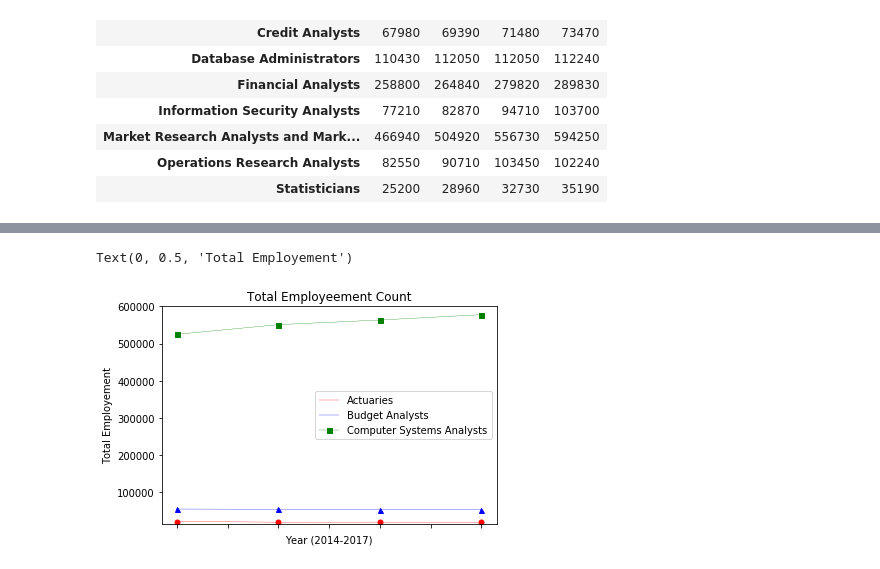
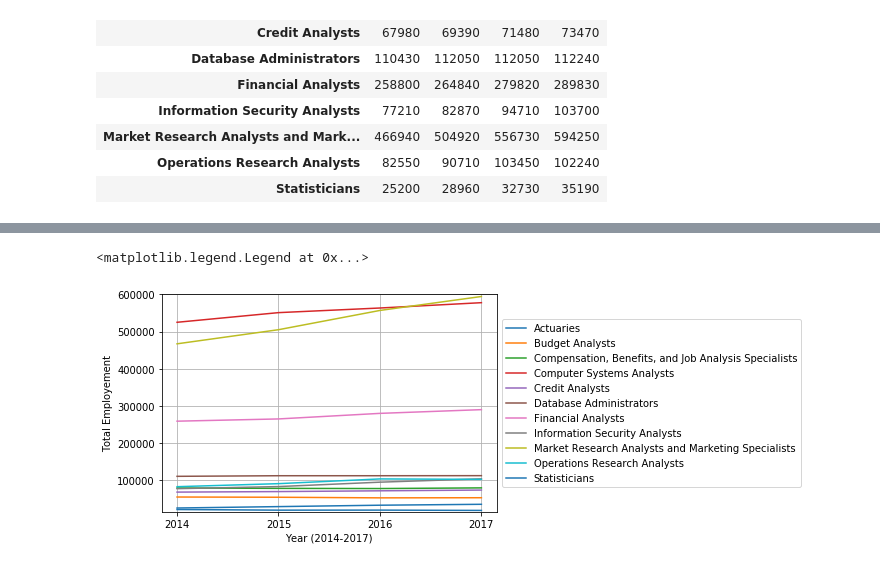
Before and after one commit to phillkev/Project--1, a Jupyter notebook: bls_employeement.ipynb, the cells around one changed output, grey strips where cells are left out. Cells and saved outputs as stored; diff of their text form; code cells hidden in the pictures.

Commit message:
Drew 3 plots. Still need detail improvement

```diff
--- a/bls_employeement.ipynb
+++ b/bls_employeement.ipynb
@@ -48,9 +52,9 @@ bls_cleaned_2017_df['TOT_EMP'] = pd.to_numeric(bls_cleaned_2017_df['TOT_EMP']).f
 # %%
 # Create new datafromes to contain total emploee number for each occ_title
-emp_2014_df = bls_cleaned_2014_df.groupby(['OCC_TITLE']).agg({'TOT_EMP':'sum'})
-emp_2015_df = bls_cleaned_2015_df.groupby(['OCC_TITLE']).agg({'TOT_EMP':'sum'})
-emp_2016_df = bls_cleaned_2016_df.groupby(['OCC_TITLE']).agg({'TOT_EMP':'sum'})
-emp_2017_df = bls_cleaned_2017_df.groupby(['OCC_TITLE']).agg({'TOT_EMP':'sum'})
+emp_2014_df = copy_2014_df.groupby(['OCC_TITLE']).agg({'TOT_EMP':'sum'})
+emp_2015_df = copy_2015_df.groupby(['OCC_TITLE']).agg({'TOT_EMP':'sum'})
+emp_2016_df = copy_2016_df.groupby(['OCC_TITLE']).agg({'TOT_EMP':'sum'})
+emp_2017_df = copy_2017_df.groupby(['OCC_TITLE']).agg({'TOT_EMP':'sum'})
 emp_2017_df
 # %% [output]
 |  | TOT_EMP |
@@ -91,3 +95,8 @@ emp_df
 | Market Research Analysts and Mark... | 466940 | 504920 | 556730 | 594250 |
 | Operations Research Analysts | 82550 | 90710 | 103450 | 102240 |
 | Statisticians | 25200 | 28960 | 32730 | 35190 |
+# %%
+emp_df['2014 to 2015'] = ((emp_df['2015'] - emp_df['2014'])/emp_df['2014']*100).round(2)
+emp_df['2015 to 2016'] = ((emp_df['2016'] - emp_df['2015'])/emp_df['2015']*100).round(2)
+emp_df['2016 to 2017'] = ((emp_df['2017'] - emp_df['2016'])/emp_df['2016']*100).round(2)
+emp_df
@@ -122,0 +136,6 @@ emp_plot_df
+# %%
+# Copy of the dataframe of numbere of employments
+emp_number_df = emp_df[['2014', '2015', '2016', '2017']].copy()
+emp_number_df = emp_number_df.transpose()
+#emp_number_df.reset_index(inplace=True)
+emp_number_df
@@ -123,17 +148,19 @@ emp_plot_df
 # %%
-ax = emp_plot_df.plot('index', 'Actuaries', marker='o', markersize=5, linewidth=0.3, c='red', label='Actuaries', title='Total Employeement Count')
-emp_plot_df.plot('index', 'Budget Analysts', marker='^', markersize=5, linewidth=0.3, c='blue', label='Budget Analysts', ax=ax)
-emp_plot_df.plot('index', 'Computer Systems Analysts', marker='s', markersize=5, linewidth=0.3, c='green', label='Computer Systems Analysts', ax=ax)
-
+#ax = emp_number_df.plot('index', 'Actuaries', marker='o', markersize=5, linewidth=1, c='red', label='Actuaries', title='Total Employeement Count')
+#emp_number_df.plot('index', 'Budget Analysts', marker='^', markersize=5, linewidth=1, c='blue', label='Budget Analysts', ax=ax)
+#emp_number_df.plot('index', 'Computer Systems Analysts', marker='s', markersize=5, linewidth=1, c='green', label='Computer Systems Analysts', ax=ax)
+for i in emp_number_df.columns:
+    if i != 'index':
+       plt.plot(emp_number_df.index, emp_number_df[f'{i}'],label=f'{i}')
 
 #plt.xlim(2014, 2017)
 plt.ylim(15000, 600000)
-#plt.grid()
+plt.grid()
 plt.xlabel('Year (2014-2017)')
 plt.ylabel('Total Employement')
-#plt.legend(loc='lower left', fontsize='small')
+plt.legend(loc='center left', bbox_to_anchor=(1, 0.5))
 # %% [output]
-Text(0, 0.5, 'Total Employement')
+<matplotlib.legend.Legend at 0x...>
-[figure, old version]
+[figure, new version]
 # %%
 plt.show()
```
Also changed, not shown: parts of 7 cells of this notebook.
